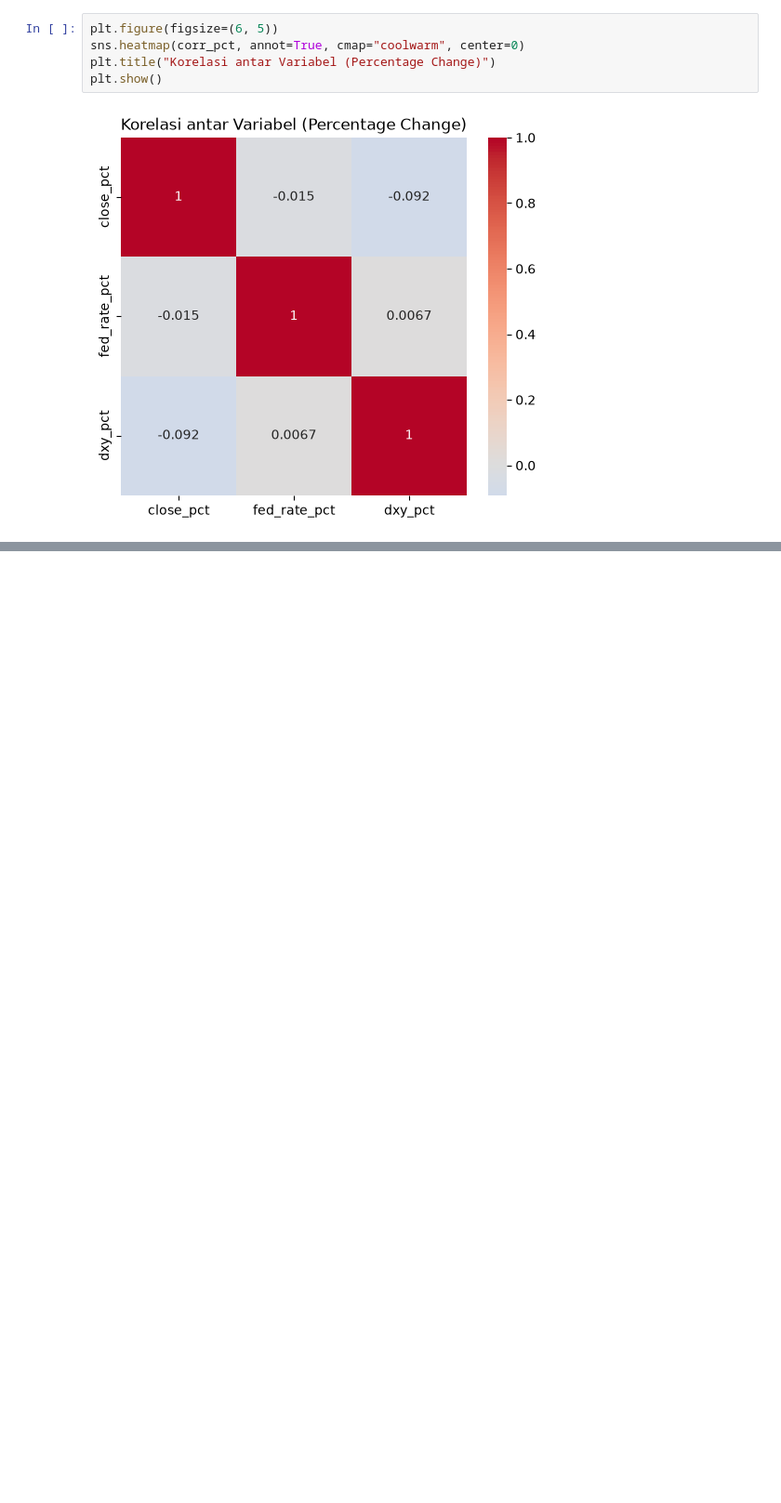
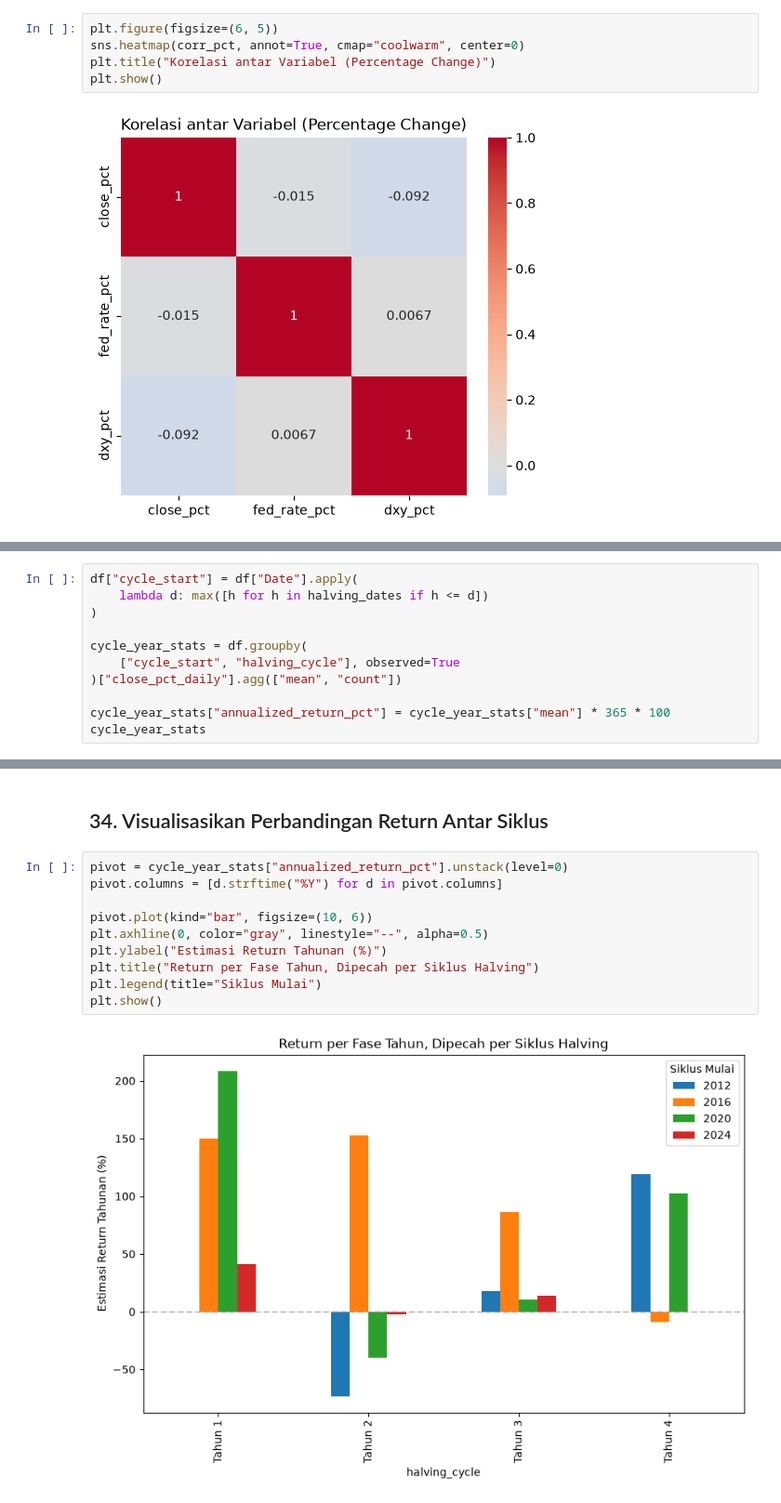
Before and after one commit to Raditxt/btc-market-analysis, a Jupyter notebook: notebooks/eda.ipynb, the cells around one changed output, grey strips where cells are left out. Shown at 93% size. Cells and saved outputs as stored; diff of their text form; blank space fills up the shorter version.

```diff
--- a/notebooks/eda.ipynb
+++ b/notebooks/eda.ipynb
@@ -332,0 +431,11 @@ Setelah dihitung dari percentage change (lebih stasioner, mencerminkan pergeraka
+# %%
+df["cycle_start"] = df["Date"].apply(
+    lambda d: max([h for h in halving_dates if h <= d])
+)
+
+cycle_year_stats = df.groupby(
+    ["cycle_start", "halving_cycle"], observed=True
+)["close_pct_daily"].agg(["mean", "count"])
+
+cycle_year_stats["annualized_return_pct"] = cycle_year_stats["mean"] * 365 * 100
+cycle_year_stats
@@ -332,0 +459,14 @@ Setelah dihitung dari percentage change (lebih stasioner, mencerminkan pergeraka
+# %% [markdown]
+## 34. Visualisasikan Perbandingan Return Antar Siklus
+# %%
+pivot = cycle_year_stats["annualized_return_pct"].unstack(level=0)
+pivot.columns = [d.strftime("%Y") for d in pivot.columns]
+
+pivot.plot(kind="bar", figsize=(10, 6))
+plt.axhline(0, color="gray", linestyle="--", alpha=0.5)
+plt.ylabel("Estimasi Return Tahunan (%)")
+plt.title("Return per Fase Tahun, Dipecah per Siklus Halving")
+plt.legend(title="Siklus Mulai")
+plt.show()
+# %% [output]
+[figure, added]
```
Also changed, not shown: parts of 18 cells of this notebook.
